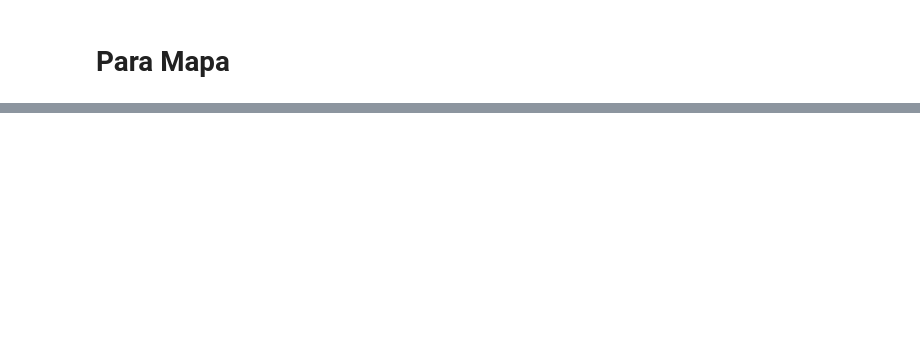
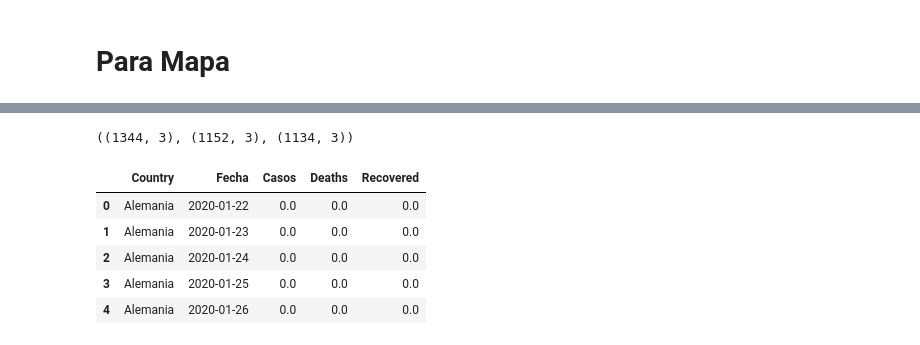
Before and after one commit to oecg/COVID_19_PP, a Jupyter notebook: Corona.ipynb, the cells around one changed output, grey strips where cells are left out. Cells and saved outputs as stored; diff of their text form; code cells hidden in the pictures; blank space fills up the shorter version.

```diff
--- a/Corona.ipynb
+++ b/Corona.ipynb
@@ -408,0 +388,4 @@ total_tabla.to_csv('data_casos_totales.csv', index = False, encoding = "UTF-8")
+# %%
+df_confirmed.shape, df_deaths.shape, df_recovered.shape
+# %% [output]
+((1344, 3), (1152, 3), (1134, 3))
@@ -408,0 +400,10 @@ total_tabla.to_csv('data_casos_totales.csv', index = False, encoding = "UTF-8")
+# %%
+df_totales = pd.read_csv('df_totales.csv', sep = ',', header = 0)
+df_totales.head()
+# %% [output]
+|  | Country | Fecha | Casos | Deaths | Recovered |
+| 0 | Alemania | 2020-01-22 | 0.0 | 0.0 | 0.0 |
+| 1 | Alemania | 2020-01-23 | 0.0 | 0.0 | 0.0 |
+| 2 | Alemania | 2020-01-24 | 0.0 | 0.0 | 0.0 |
+| 3 | Alemania | 2020-01-25 | 0.0 | 0.0 | 0.0 |
+| 4 | Alemania | 2020-01-26 | 0.0 | 0.0 | 0.0 |
```
Also changed, not shown: parts of 51 cells of this notebook, 1 other file.
